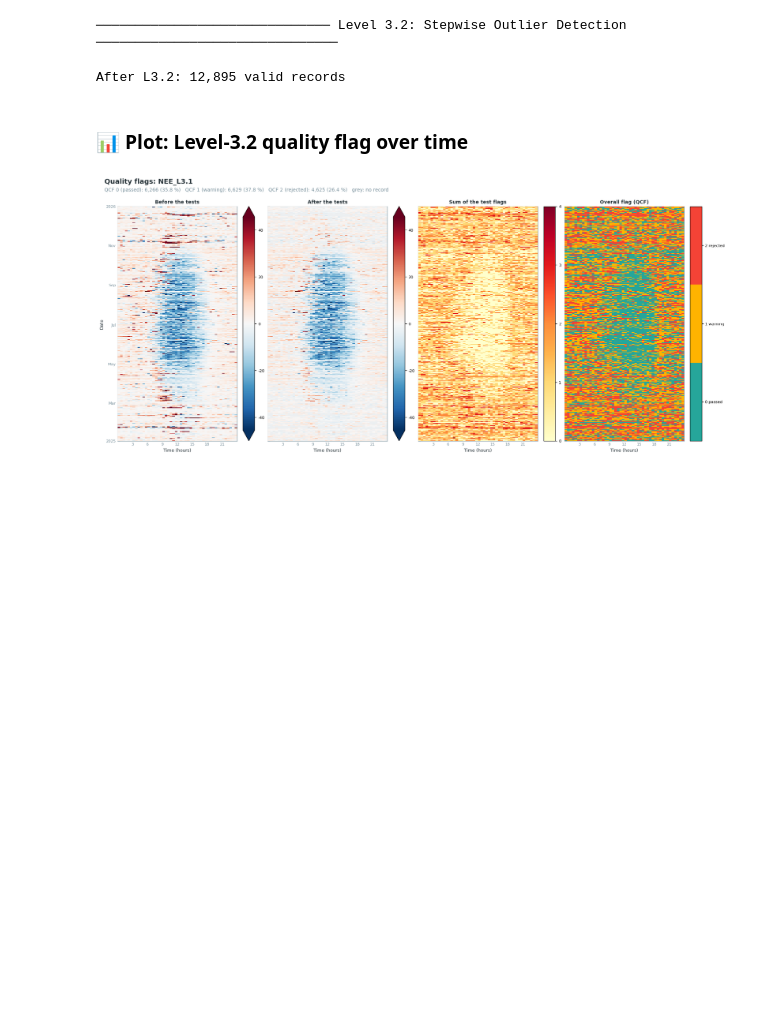
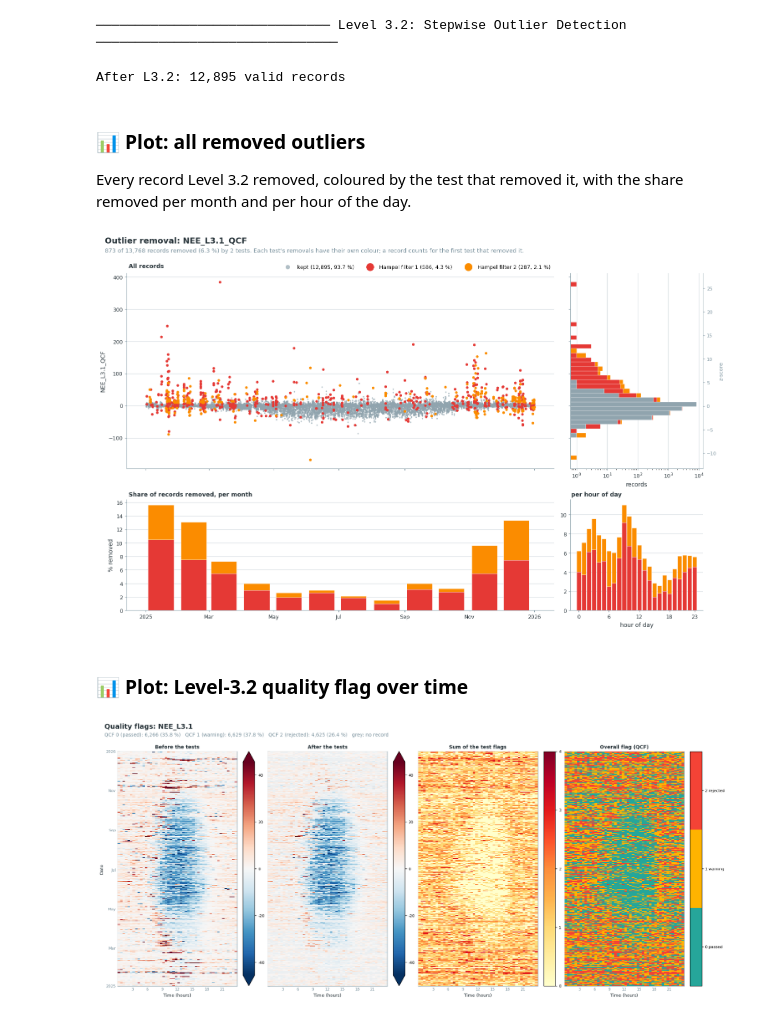
Before and after one commit to holukas/dataset_ch-lae_flux_product, a Jupyter notebook: workflow/30_FLUX_PROCESSING_CHAIN/34_IRGA72_2016-2024/01_FPPC_IRGA72_2016-2026.09.ipynb, the cells around one changed output. Cells and saved outputs as stored; diff of their text form; code cells hidden in the pictures; blank space fills up the shorter version.

Commit message:
Show all removed outliers after the IRGA72 outlier step
Plot every record Level 3.2 removed, coloured by the test, with the share removed per month and per hour of day.

```diff
--- a/workflow/30_FLUX_PROCESSING_CHAIN/34_IRGA72_2016-2024/01_FPPC_IRGA72_2016-2026.09.ipynb
+++ b/workflow/30_FLUX_PROCESSING_CHAIN/34_IRGA72_2016-2024/01_FPPC_IRGA72_2016-2026.09.ipynb
@@ -404,6 +404,15 @@ print(f'After L3.2: {data.filteredseries.dropna().count():,} valid records')
 # %% [output]
 ────────────────────────────── Level 3.2: Stepwise Outlier Detection ───────────────────────────────
 After L3.2: 12,895 valid records
+# %% [markdown]
+### 📊 Plot: all removed outliers
+
+Every record Level 3.2 removed, coloured by the test that removed it, with the share removed per
+month and per hour of the day.
+# %%
+data.levels.level32.showplot_overview();
+# %% [output]
+[figure, added]
 # %% [markdown]
 ### 📊 Plot: Level-3.2 quality flag over time
 # %%
```
Also changed, not shown: parts of 5 cells of this notebook.
